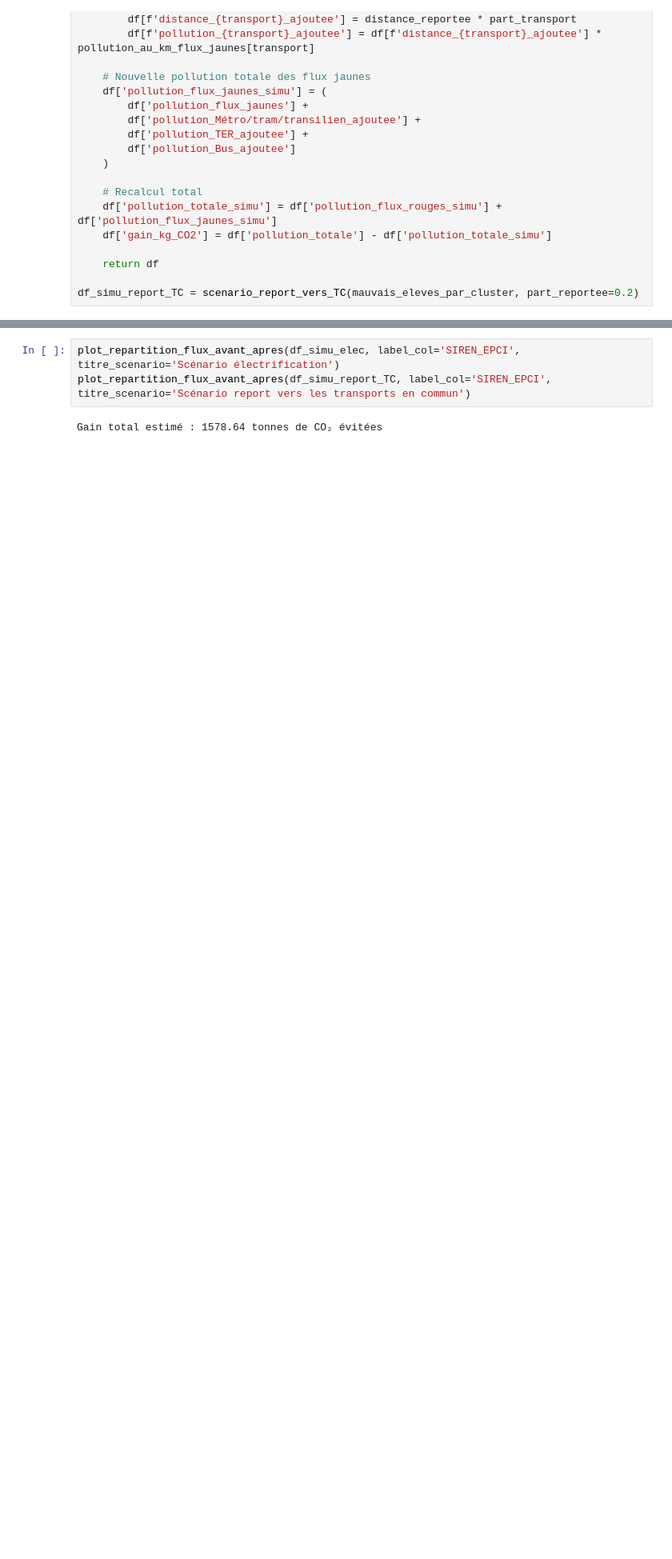
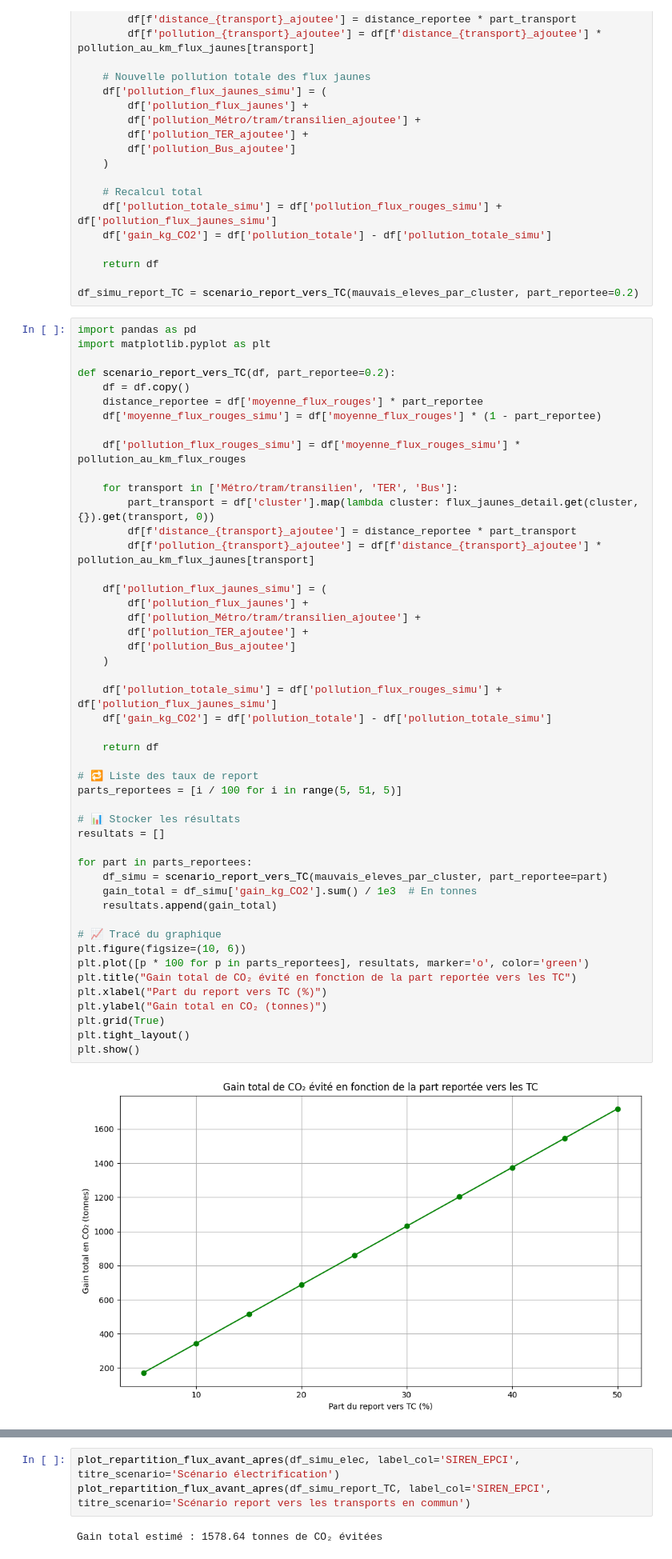
Before and after one commit to Qntouille/statapp, a Jupyter notebook: emission politiques.ipynb, the cells around one changed output, grey strips where cells are left out. Shown at 80% size. Cells and saved outputs as stored; diff of their text form; blank space fills up the shorter version.

Commit message:
nouveau graphique

```diff
--- a/emission politiques.ipynb
+++ b/emission politiques.ipynb
@@ -290,6 +290,56 @@ def scenario_report_vers_TC(df, part_reportee=0.2):
     return df
 
 df_simu_report_TC = scenario_report_vers_TC(mauvais_eleves_par_cluster, part_reportee=0.2)
+# %%
+import pandas as pd
+import matplotlib.pyplot as plt
+
+def scenario_report_vers_TC(df, part_reportee=0.2):
+    df = df.copy()
+    distance_reportee = df['moyenne_flux_rouges'] * part_reportee
+    df['moyenne_flux_rouges_simu'] = df['moyenne_flux_rouges'] * (1 - part_reportee)
+
+    df['pollution_flux_rouges_simu'] = df['moyenne_flux_rouges_simu'] * pollution_au_km_flux_rouges
+
+    for transport in ['Métro/tram/transilien', 'TER', 'Bus']:
+        part_transport = df['cluster'].map(lambda cluster: flux_jaunes_detail.get(cluster, {}).get(transport, 0))
+        df[f'distance_{transport}_ajoutee'] = distance_reportee * part_transport
+        df[f'pollution_{transport}_ajoutee'] = df[f'distance_{transport}_ajoutee'] * pollution_au_km_flux_jaunes[transport]
+
+    df['pollution_flux_jaunes_simu'] = (
+        df['pollution_flux_jaunes'] +
+        df['pollution_Métro/tram/transilien_ajoutee'] +
+        df['pollution_TER_ajoutee'] +
+        df['pollution_Bus_ajoutee']
+    )
+
+    df['pollution_totale_simu'] = df['pollution_flux_rouges_simu'] + df['pollution_flux_jaunes_simu']
+    df['gain_kg_CO2'] = df['pollution_totale'] - df['pollution_totale_simu']
+
+    return df
+
+# 🔁 Liste des taux de report
+parts_reportees = [i / 100 for i in range(5, 51, 5)]
+
+# 📊 Stocker les résultats
+resultats = []
+
+for part in parts_reportees:
+    df_simu = scenario_report_vers_TC(mauvais_eleves_par_cluster, part_reportee=part)
+    gain_total = df_simu['gain_kg_CO2'].sum() / 1e3  # En tonnes
+    resultats.append(gain_total)
+
+# 📈 Tracé du graphique
+plt.figure(figsize=(10, 6))
+plt.plot([p * 100 for p in parts_reportees], resultats, marker='o', color='green')
+plt.title("Gain total de CO₂ évité en fonction de la part reportée vers les TC")
+plt.xlabel("Part du report vers TC (%)")
+plt.ylabel("Gain total en CO₂ (tonnes)")
+plt.grid(True)
+plt.tight_layout()
+plt.show()
+# %% [output]
+[figure, added]
 # %%
 # Visualisation graphique des gains réalisés par un scénario
 def plot_repartition_flux_avant_apres(df, label_col='SIREN_EPCI', titre_scenario="scénario"):
```
